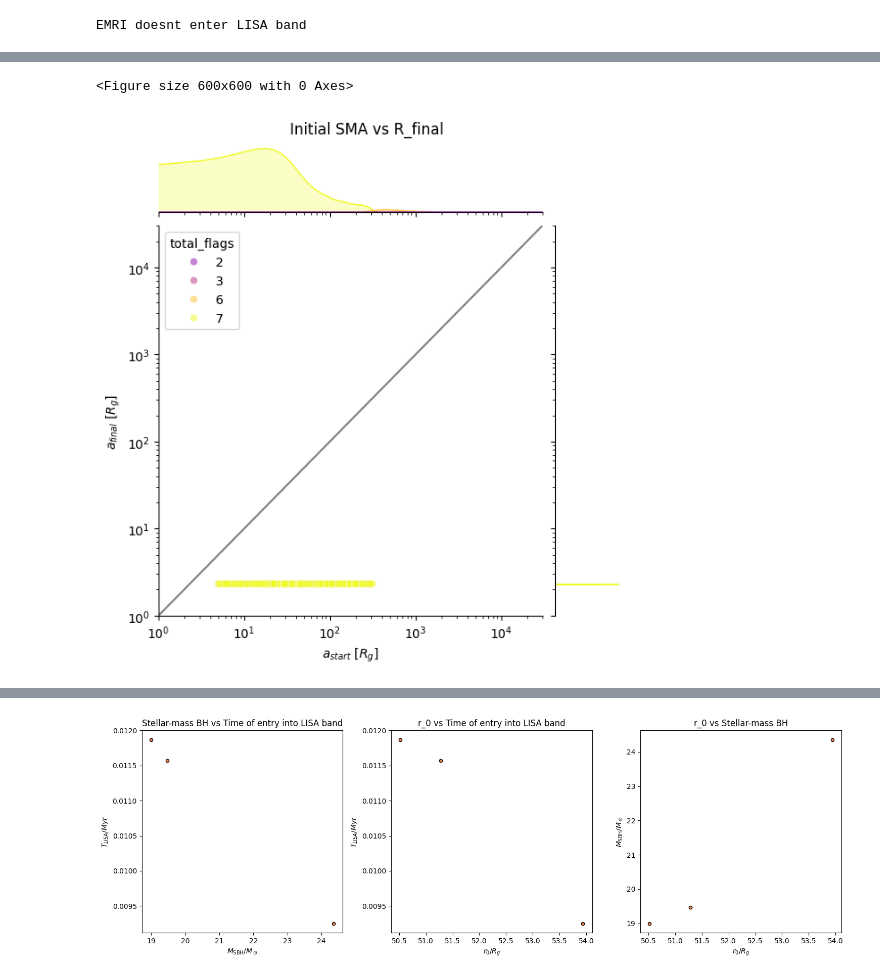
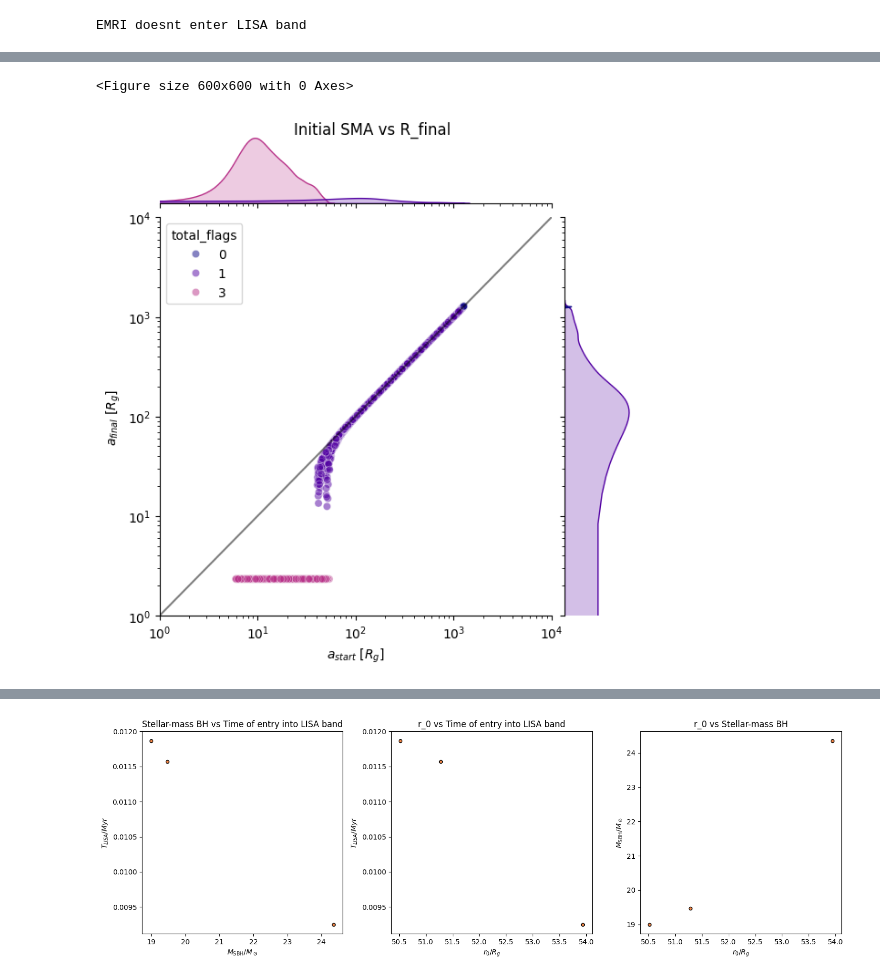
Before and after one commit to jt-stevenson/EMRIs_test, a Jupyter notebook: EMRIs_plots.ipynb, the cells around one changed output, grey strips where cells are left out. Saved outputs shown, nothing was run; the diff lists cells and outputs as text; code cells hidden in the pictures.

```diff
--- a/EMRIs_plots.ipynb
+++ b/EMRIs_plots.ipynb
@@ -14,11 +14,11 @@ from tqdm import tqdm
 
 start = datetime.now()
 # %%
-c=693163
+c=121606
 
-dir=f'EMRIs_Jupiter_2/c_{c}/SG/alpha_0.01/'
+dir=f'EMRIs_Jupiter_2/c_{c}/TQM/alpha_0.01/'
 
-filename = f"EMRIs_Jupiter_2/c_{c}/SG/alpha_0.01/EMRIs_G23_1g_5000_events_with_GW.txt"
+filename = f"EMRIs_Jupiter_2/c_{c}/TQM/alpha_0.01/EMRIs_G23_1g_5000_events_with_GW.txt"
 
 MBH, T = np.genfromtxt("SMBHmass_local_AGNlifetime_pairs.txt", unpack=True, skip_header=3)
 # %%
@@ -425,36 +441,36 @@ fig = plt.figure(figsize=(6, 6))
 #     y="lisa_radii/Rg",
 #     is_emri="final_flag",
 #     xlabel=r'$a_{start}$ [$R_g$]',
 #     ylabel=r'$a_{lisa}$ [$R_g$]',
 #     title='Initial SMA vs R_final',
 #     logx=True,
 #     logy=True
 # )
 
 plot_with_marginals(
     fig, data,
     x="r0/Rg",
     y="R_final/Rg",
     is_emri="total_flags",
     xlabel=r'$a_{start}$ [$R_g$]',
     ylabel=r'$a_{final}$ [$R_g$]',
     title='Initial SMA vs R_final',
     logx=True,
     logy=True
 )
 
 x = np.linspace(1, 1e5, 100)
 plt.plot(x, x, c="black", alpha=0.5)
 
-plt.xlim(1, 3e4)
-plt.ylim(1, 3e4)
+plt.xlim(1, 1e4)
+plt.ylim(1, 1e4)
 
 fig.tight_layout()
 plt.savefig(f'{dir}/sma_final_{N}_SMBH_{Mbh:.1e}.pdf')
 plt.show()
 # %% [output]
 <Figure size 600x600 with 0 Axes>
-[figure, old version]
+[figure, new version]
 # %%
 # Function to make 1 scatter + marginal histograms
 def plot_with_marginals(fig, data, x, y, is_emri, xlabel, ylabel, title, logx=False, logy=False):
```
Also changed, not shown: parts of 9 cells of this notebook, 4 other files.
